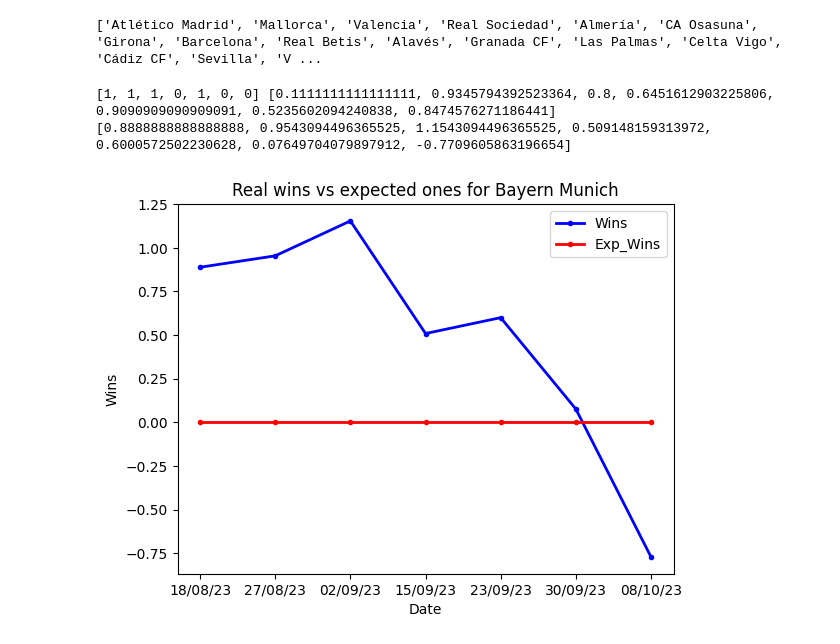
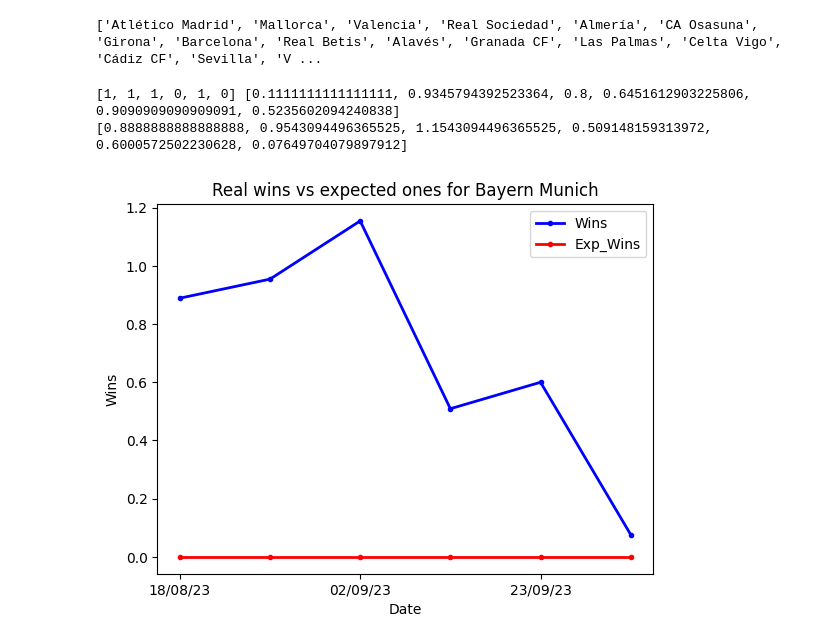
Before and after one commit to tomgiova97/betting-data-analysis, a Jupyter notebook: stats_plots.ipynb, the cells around one changed output. Cells and saved outputs as stored; diff of their text form; code cells hidden in the pictures.

Commit message:
- Filtered out future date events in new_analysis.ipynb - Improved x-labels visualization in plots
- Added possibility to filter out away matces from odds_accuracy analysis

```diff
--- a/stats_plots.ipynb
+++ b/stats_plots.ipynb
@@ -50,33 +50,34 @@ wins = ast.literal_eval(wins_string)
 
 exp_wins_string = team_row['exp_wins'].tolist()[0]
 exp_wins = ast.literal_eval(exp_wins_string)
 
 print(wins, exp_wins)
 
 #Cleaning of data for better visualization
 cum_exp_wins = calculate_list_cumulative_values(exp_wins)
 norm_wins = calculate_normalized_difference(wins, cum_exp_wins)
 #exp_wins = compute_list_normalized_cumulative_values(exp_wins)
 
 print(norm_wins)
 
 
 # Create a scatter plot with connecting lines for the first set of data
 plt.plot(converted_dates, norm_wins, color='blue', marker='.', linestyle='-', linewidth=2, label='Wins')
 
 # Create a scatter plot with connecting lines for the second set of data
 plt.plot(converted_dates, np.zeros(len(wins)), color='red', marker='.', linestyle='-', linewidth=2, label='Exp_Wins')
 
 
 # Adding labels and title
 plt.xlabel('Date')
 plt.ylabel('Wins')
 plt.title(f'Real wins vs expected ones for {team_name}')
+plt.xticks(converted_dates[::2])
 plt.legend()
 
 # Show the plot
 plt.show()
 # %% [output]
-[1, 1, 1, 0, 1, 0, 0] [0.1111111111111111, 0.9345794392523364, 0.8, 0.6451612903225806, 0.9090909090909091, 0.5235602094240838, 0.8474576271186441]
-[0.8888888888888888, 0.9543094496365525, 1.1543094496365525, 0.509148159313972, 0.6000572502230628, 0.07649704079897912, -0.7709605863196654]
+[1, 1, 1, 0, 1, 0] [0.1111111111111111, 0.9345794392523364, 0.8, 0.6451612903225806, 0.9090909090909091, 0.5235602094240838]
+[0.8888888888888888, 0.9543094496365525, 1.1543094496365525, 0.509148159313972, 0.6000572502230628, 0.07649704079897912]
-[figure, old version]
+[figure, new version]
```
Also changed, not shown: 5 other files.
